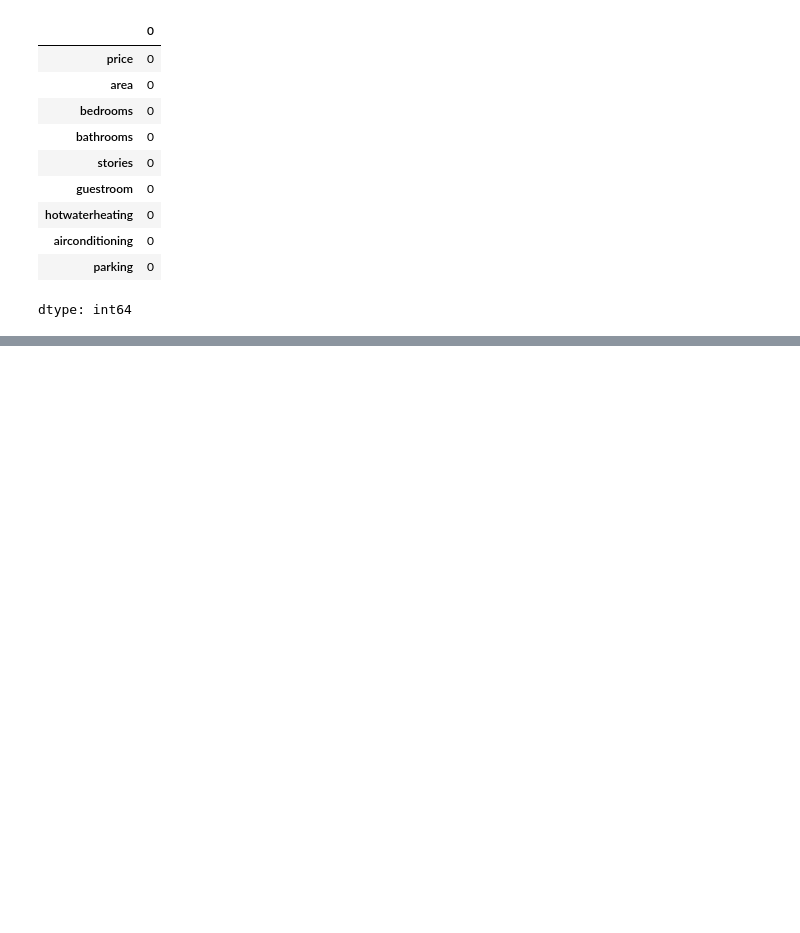
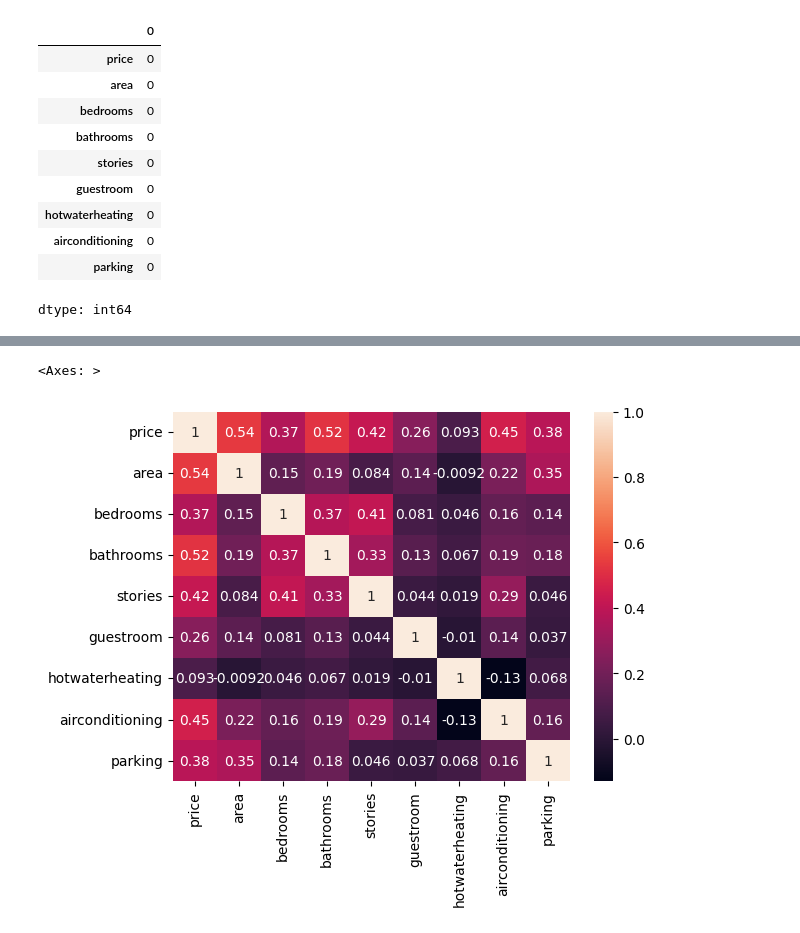
Before and after one commit to TomasCastilloF/House_Price_Prediction_Based_on_Features, a Jupyter notebook: Proyect.ipynb, the cells around one changed output, grey strips where cells are left out. Saved outputs shown, nothing was run; the diff lists cells and outputs as text; code cells hidden in the pictures; blank space fills up the shorter version.

```diff
--- a/Proyect.ipynb
+++ b/Proyect.ipynb
@@ -92,3 +109,7 @@ data.isnull().sum()
 | airconditioning | 0 |
 | parking | 0 |
 dtype: int64
+# %%
+# transforms the categorical values 'yes' and 'no' into binary values
+data.replace({'yes':1,
+                     'no':0}, inplace=True)
@@ -94,0 +125,7 @@ dtype: int64
+# %%
+# correlation of data
+corr = data.corr()
+sns.heatmap(corr, annot=True)
+# %% [output]
+<Axes: >
+[figure, added]
```
Also changed, not shown: parts of 10 cells of this notebook.
